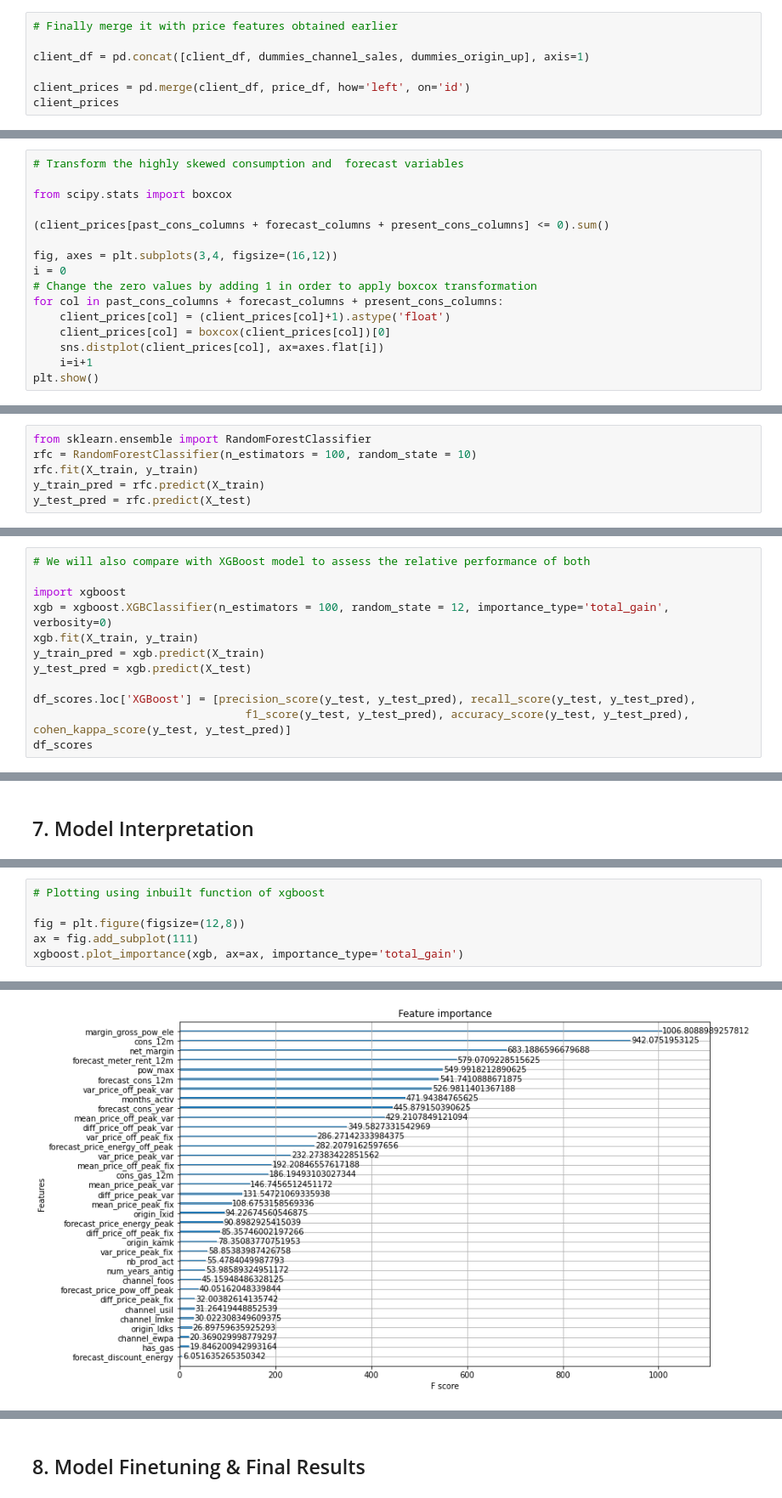
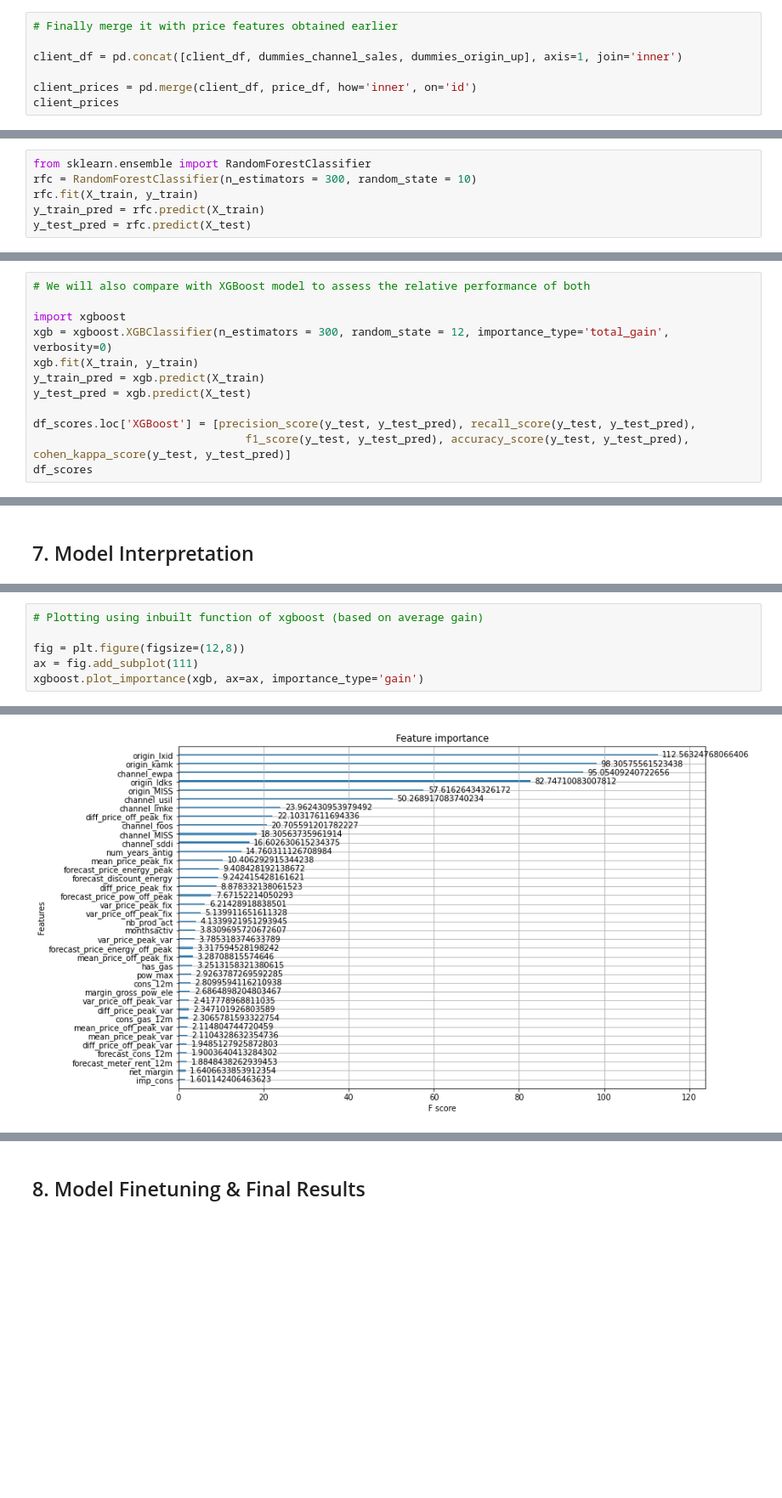
Before and after one commit to Rahulm94/Customer-Churn-Prediction, a Jupyter notebook: Task 3_Feature_engineering & Modelling.ipynb, the cells around one changed output, grey strips where cells are left out. Shown at 85% size. Saved outputs shown, nothing was run; the diff lists cells and outputs as text; blank space fills up the shorter version.

```diff
--- a/Task 3_Feature_engineering & Modelling.ipynb
+++ b/Task 3_Feature_engineering & Modelling.ipynb
@@ -211,8 +205,8 @@ client_df.has_gas.replace({'f':0,'t':1}, inplace=True)
 # %%
 # Finally merge it with price features obtained earlier
 
-client_df = pd.concat([client_df, dummies_channel_sales, dummies_origin_up], axis=1)
+client_df = pd.concat([client_df, dummies_channel_sales, dummies_origin_up], axis=1, join='inner')
 
-client_prices = pd.merge(client_df, price_df, how='left', on='id')
+client_prices = pd.merge(client_df, price_df, how='inner', on='id')
 client_prices
 # %% [output]
@@ -281,16 +296,0 @@ present_cons_columns = ['pow_max', 'margin_gross_pow_ele', 'net_margin']
-# %%
-# Transform the highly skewed consumption and  forecast variables
-
-from scipy.stats import boxcox
-
-(client_prices[past_cons_columns + forecast_columns + present_cons_columns] <= 0).sum()
-
-fig, axes = plt.subplots(3,4, figsize=(16,12))
-i = 0
-# Change the zero values by adding 1 in order to apply boxcox transformation
-for col in past_cons_columns + forecast_columns + present_cons_columns:
-    client_prices[col] = (client_prices[col]+1).astype('float')
-    client_prices[col] = boxcox(client_prices[col])[0]
-    sns.distplot(client_prices[col], ax=axes.flat[i])
-    i=i+1
-plt.show()
@@ -326,7 +324,7 @@ y_train.value_counts()
 Name: churn, dtype: int64
 # %%
 from sklearn.ensemble import RandomForestClassifier
-rfc = RandomForestClassifier(n_estimators = 100, random_state = 10)
+rfc = RandomForestClassifier(n_estimators = 300, random_state = 10)
 rfc.fit(X_train, y_train)
 y_train_pred = rfc.predict(X_train)
 y_test_pred = rfc.predict(X_test)
@@ -369,7 +341,7 @@ df_scores
 # We will also compare with XGBoost model to assess the relative performance of both
 
 import xgboost
-xgb = xgboost.XGBClassifier(n_estimators = 100, random_state = 12, importance_type='total_gain', verbosity=0)
+xgb = xgboost.XGBClassifier(n_estimators = 300, random_state = 12, importance_type='total_gain', verbosity=0)
 xgb.fit(X_train, y_train)
 y_train_pred = xgb.predict(X_train)
 y_test_pred = xgb.predict(X_test)
@@ -556,12 +629,12 @@ plt.show()
 # %%
-# Plotting using inbuilt function of xgboost
+# Plotting using inbuilt function of xgboost (based on average gain)
 
 fig = plt.figure(figsize=(12,8))
 ax = fig.add_subplot(111)
-xgboost.plot_importance(xgb, ax=ax, importance_type='total_gain')
+xgboost.plot_importance(xgb, ax=ax, importance_type='gain')
 # %% [output]
 <AxesSubplot:title={'center':'Feature importance'}, xlabel='F score', ylabel='Features'>
-[figure, old version]
+[figure, new version]
 # %%
 # Build Random Forest model based on best 20 features selected above
 
```
Also changed, not shown: parts of 69 cells of this notebook, 2 other files.
